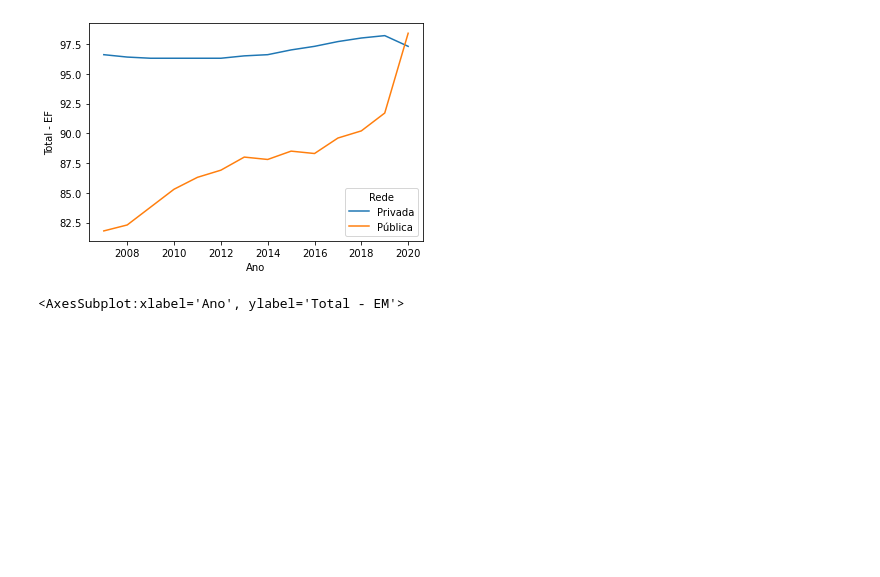
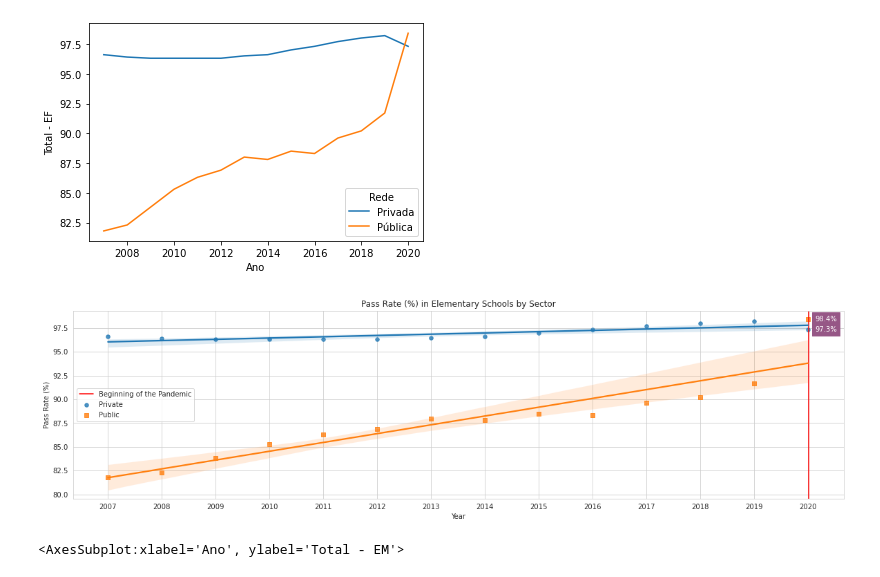
Before and after one commit to aianshay/covid-impacts-on-education, a Jupyter notebook: viz_rq3_rq4.ipynb, the cells around one changed output. Cells and saved outputs as stored; diff of their text form; code cells hidden in the pictures; blank space fills up the shorter version.

```diff
--- a/viz_rq3_rq4.ipynb
+++ b/viz_rq3_rq4.ipynb
@@ -54,6 +152,30 @@ sns.lineplot(data=public_private_data, x='Ano', y='Total - EF', hue='Rede')
 # %% [output]
 <AxesSubplot:xlabel='Ano', ylabel='Total - EF'>
 [figure]
+# %%
+plt.figure(figsize=(20,5))
+plt.axvline(x=2020.01, label="Beginning of the Pandemic", color='red', linestyle='-')
+sns.set_style("whitegrid")
+ax = sns.regplot(data=private, x='Ano', y='Total - EF', label="Private", marker="o", scatter_kws={'s':markersize})
+
+ax.set(xticks=public.Ano.values)
+
+sns.regplot(data=public, x='Ano', y='Total - EF', label="Public", marker="s", scatter_kws={'s':markersize})
+
+plt.title("Pass Rate (%) in Elementary Schools by Sector")
+plt.ylabel("Pass Rate (%)")
+plt.xlabel("Year")
+
+y_2020_private = private[private.Ano == 2020]['Total - EF'].iloc[0]
+plt.text(2020 + x_shift, y_2020_private - y_shift, '{:.1f}%'.format(y_2020_private), color='white').set_backgroundcolor('#965786')
+
+y_2020_public = public[public.Ano == 2020]['Total - EF'].iloc[0]
+plt.text(2020 + x_shift, y_2020_public - y_shift, '{:.1f}%'.format(y_2020_public), color='white').set_backgroundcolor('#965786')
+
+plt.legend()
+plt.show()
+# %% [output]
+[figure, added]
 # %%
 #high school
 sns.lineplot(data=public_private_data, x='Ano', y='Total - EM', hue='Rede')
```
Also changed, not shown: parts of 8 cells of this notebook.
